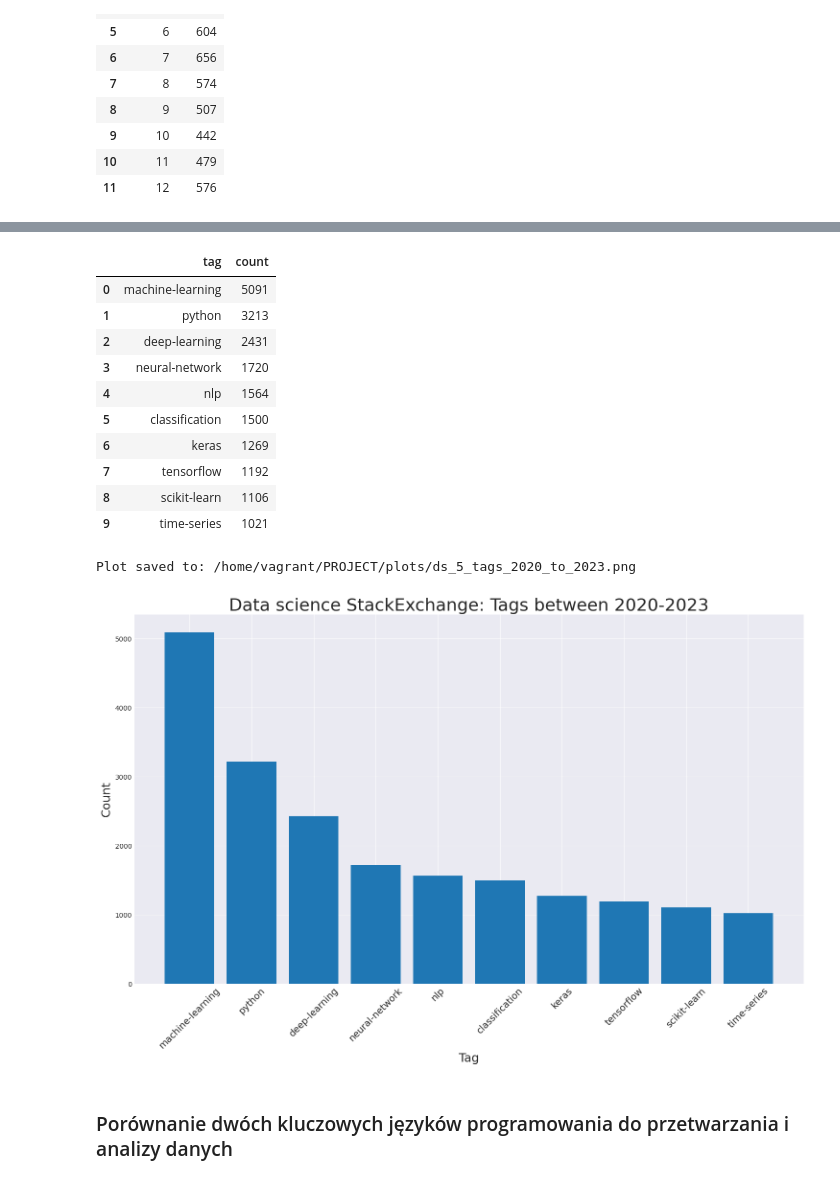
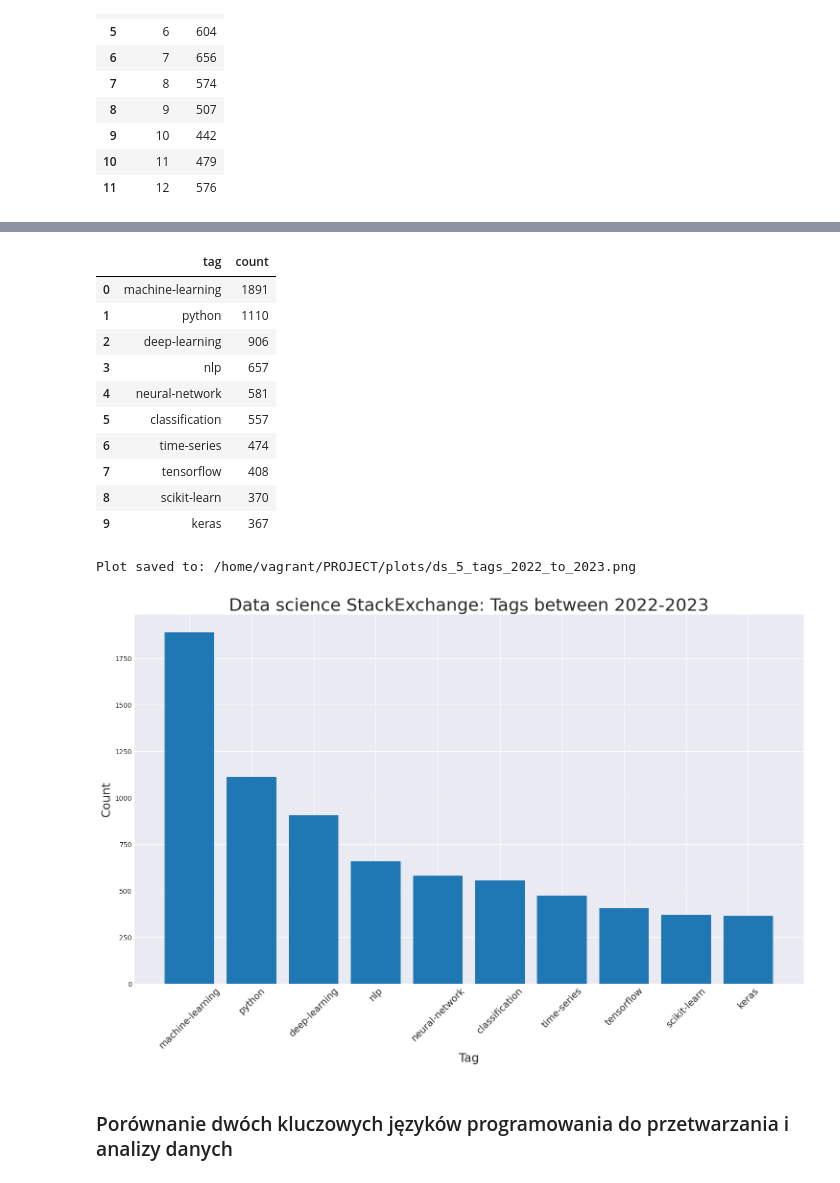
Before and after one commit to maciejors/big_data, a Jupyter notebook: PROJEKT.ipynb, the cells around one changed output, grey strips where cells are left out. Cells and saved outputs as stored; diff of their text form; code cells hidden in the pictures.

```diff
--- a/PROJEKT.ipynb
+++ b/PROJEKT.ipynb
@@ -557,7 +557,7 @@ Plot saved to: /home/vagrant/PROJECT/plots/ds_4_tags_2014_to_2018.png
 df1_5 = df_datascience_posts\
     .join(df_datascience_tags, on='question_id')\
     .withColumn('year', f.year('creation_date'))\
-    .filter(f.col('year') > 2019)\
+    .filter(f.col('year') >= 2022)\
     .groupBy('tag')\
     .count()\
     .orderBy('count', ascending=False)\
@@ -570,28 +570,28 @@ df1_5 = df_datascience_posts\
 df1_5
 # %% [output]
 |  | tag | count |
-| 0 | machine-learning | 5091 |
-| 1 | python | 3213 |
-| 2 | deep-learning | 2431 |
-| 3 | neural-network | 1720 |
-| 4 | nlp | 1564 |
-| 5 | classification | 1500 |
-| 6 | keras | 1269 |
-| 7 | tensorflow | 1192 |
-| 8 | scikit-learn | 1106 |
-| 9 | time-series | 1021 |
+| 0 | machine-learning | 1891 |
+| 1 | python | 1110 |
+| 2 | deep-learning | 906 |
+| 3 | nlp | 657 |
+| 4 | neural-network | 581 |
+| 5 | classification | 557 |
+| 6 | time-series | 474 |
+| 7 | tensorflow | 408 |
+| 8 | scikit-learn | 370 |
+| 9 | keras | 367 |
 # %%
 plt.figure(figsize=(18, 10))
 plt.bar(df1_5['tag'], df1_5['count'])
 plt.xlabel('Tag', fontsize=18)
 plt.ylabel('Count', fontsize=18)
 plt.xticks(rotation=45, fontsize=14)
-plt.title('Data science StackExchange: Tags between 2020-2023', fontsize=26)
-save_plot('ds_5_tags_2020_to_2023')
+plt.title('Data science StackExchange: Tags between 2022-2023', fontsize=26)
+save_plot('ds_5_tags_2022_to_2023')
 plt.show()
 # %% [output]
-Plot saved to: /home/vagrant/PROJECT/plots/ds_5_tags_2020_to_2023.png
+Plot saved to: /home/vagrant/PROJECT/plots/ds_5_tags_2022_to_2023.png
-[figure, old version]
+[figure, new version]
 # %% [markdown]
 ### Porównanie dwóch kluczowych języków programowania do przetwarzania i analizy danych
 # %%
```
Also changed, not shown: parts of 33 cells of this notebook.
